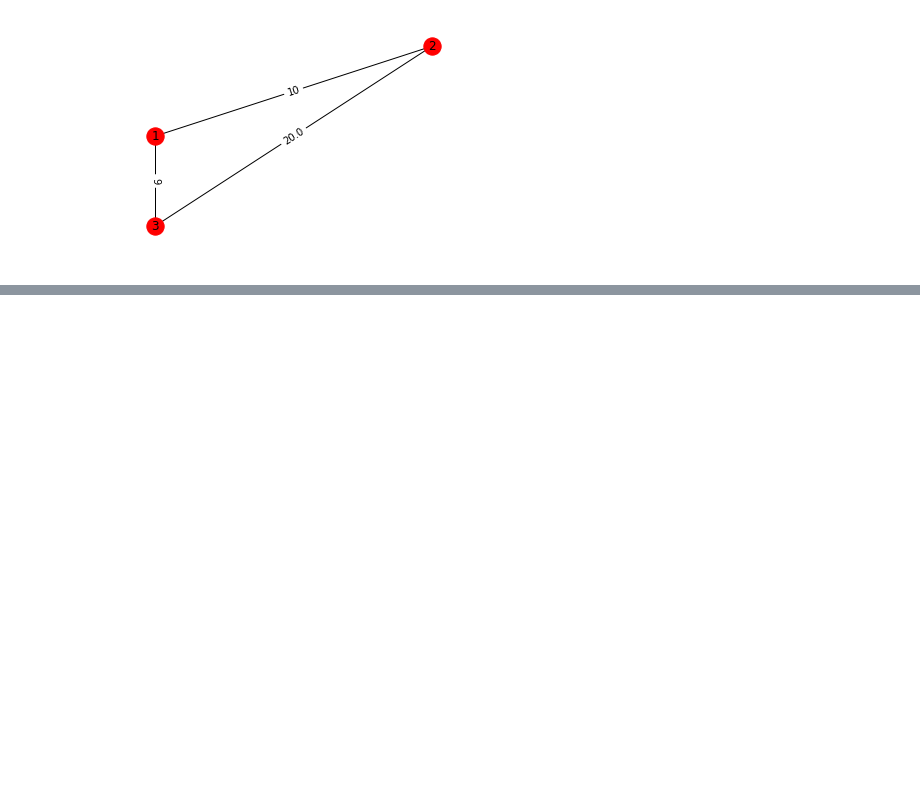
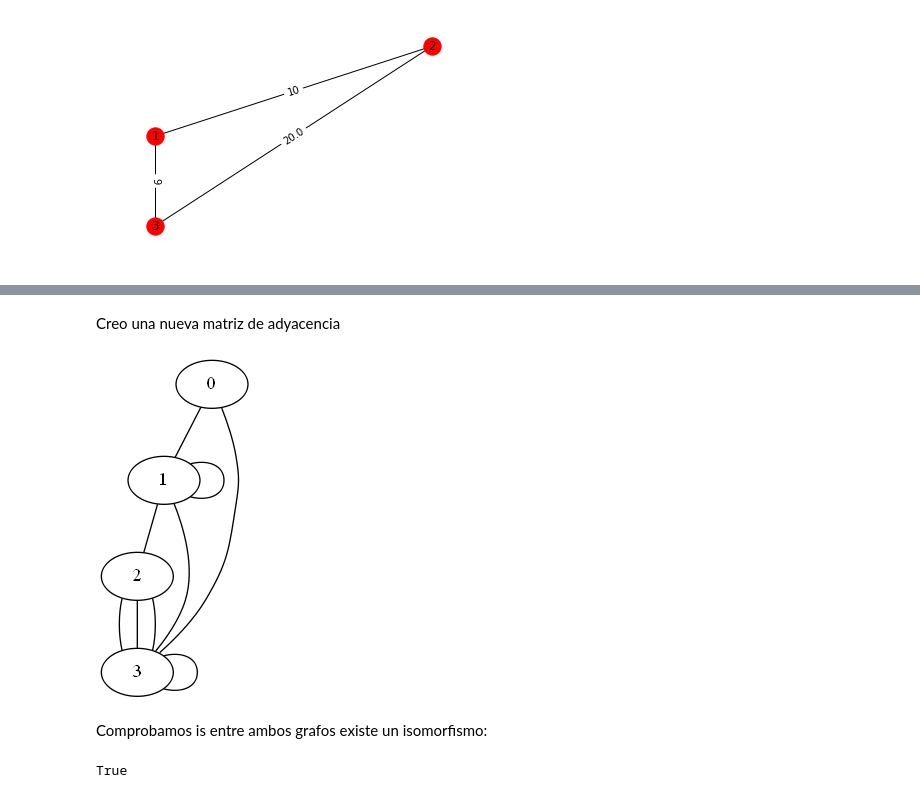
Before and after one commit to adrinfer/Grafos-Jupyter-Notebook, a Jupyter notebook: prueba1.ipynb, the cells around one changed output, grey strips where cells are left out. Drawn from its saved outputs; the diff is of its cells as text; code cells hidden in the pictures; blank space fills up the shorter version.

```diff
--- a/prueba1.ipynb
+++ b/prueba1.ipynb
@@ -225,0 +250,21 @@ nx.draw_networkx_edge_labels(grafoPonderado,pos,edge_labels=labels)
+# %% [markdown]
+Creo una nueva matriz de adyacencia
+# %%
+matrizAdyacencia2 = np.matrix([[0,1,0,1],
+                               [3,1,1,1],
+                               [0,1,0,3],
+                               [1,1,1,1]])
+
+
+
+"""Para poder mostrar las aristas multiples se debe poner 'parallel_edges = True' y  'create_using = nx.MultiGraph()'"""
+grafoMatrizAdyacencia2 = nx.from_numpy_matrix(matrizAdyacencia2, parallel_edges = True, create_using = nx.MultiGraph())
+draw(grafoMatrizAdyacencia2, show='ipynb')
+# %% [output]
+[figure, added]
+# %% [markdown]
+Comprobamos is entre ambos grafos existe un isomorfismo:
+# %%
+nx.is_isomorphic(grafoMatrizAdyacencia, grafoMatrizAdyacencia2)
+# %% [output]
+True
```
Also changed, not shown: parts of 9 cells of this notebook.
